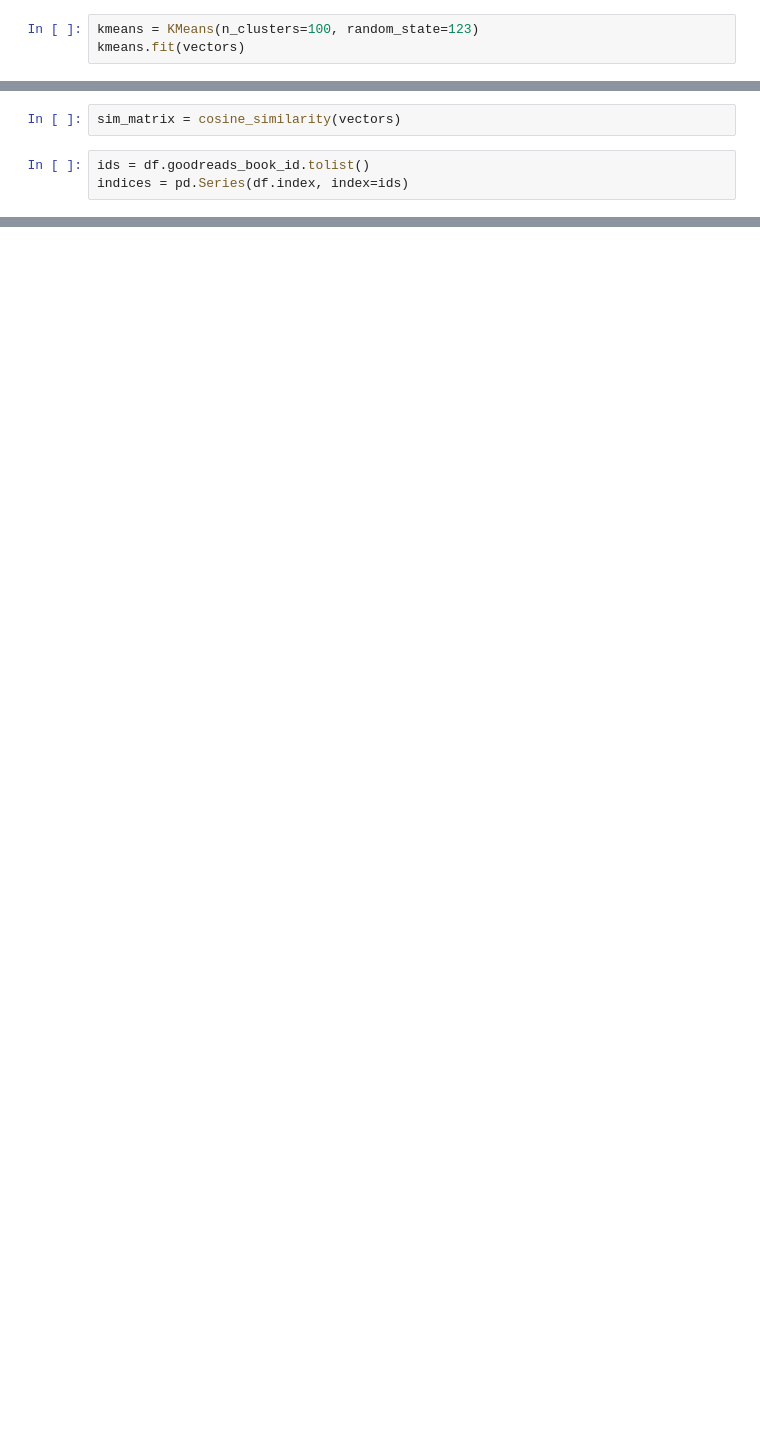
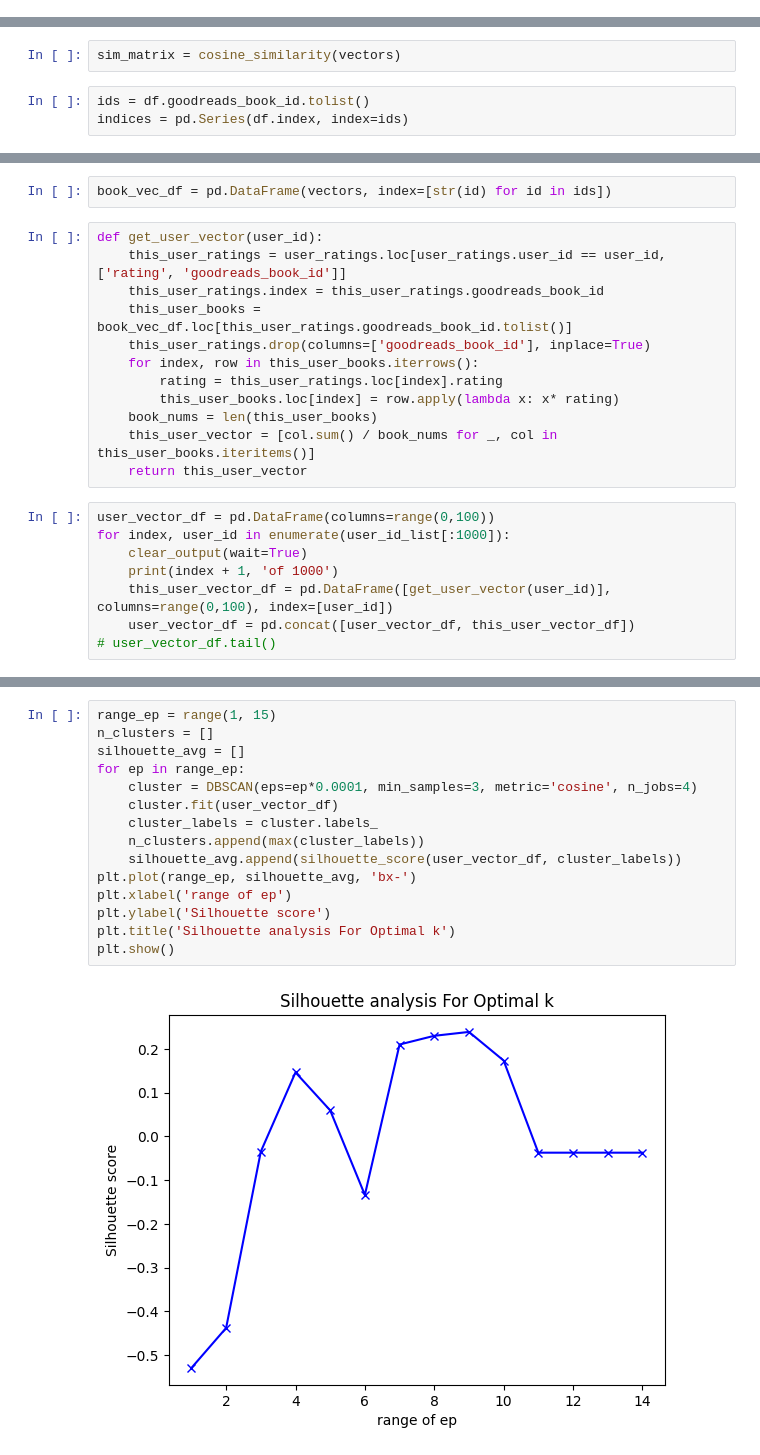
Before and after one commit to ducthinh-dev/goodreads, a Jupyter notebook: word2vec_test.ipynb, the cells around one changed output, grey strips where cells are left out. Cells and saved outputs as stored; diff of their text form; blank space fills up the shorter version.

Commit message:
dbscan

```diff
--- a/word2vec_test.ipynb
+++ b/word2vec_test.ipynb
@@ -105,3 +100,0 @@ warnings.filterwarnings("ignore")
-# %%
-kmeans = KMeans(n_clusters=100, random_state=123)
-kmeans.fit(vectors)
@@ -173,0 +149,22 @@ df.iloc[item_indices].goodreads_book_id.tolist()
+# %%
+book_vec_df = pd.DataFrame(vectors, index=[str(id) for id in ids])
+# %%
+def get_user_vector(user_id):
+    this_user_ratings = user_ratings.loc[user_ratings.user_id == user_id, ['rating', 'goodreads_book_id']]
+    this_user_ratings.index = this_user_ratings.goodreads_book_id
+    this_user_books = book_vec_df.loc[this_user_ratings.goodreads_book_id.tolist()]
+    this_user_ratings.drop(columns=['goodreads_book_id'], inplace=True)
+    for index, row in this_user_books.iterrows():
+        rating = this_user_ratings.loc[index].rating
+        this_user_books.loc[index] = row.apply(lambda x: x* rating)
+    book_nums = len(this_user_books)
+    this_user_vector = [col.sum() / book_nums for _, col in this_user_books.iteritems()]
+    return this_user_vector
+# %%
+user_vector_df = pd.DataFrame(columns=range(0,100))
+for index, user_id in enumerate(user_id_list[:1000]):
+    clear_output(wait=True)
+    print(index + 1, 'of 1000')
+    this_user_vector_df = pd.DataFrame([get_user_vector(user_id)], columns=range(0,100), index=[user_id])
+    user_vector_df = pd.concat([user_vector_df, this_user_vector_df])
+# user_vector_df.tail()
@@ -173,0 +173,17 @@ df.iloc[item_indices].goodreads_book_id.tolist()
+# %%
+range_ep = range(1, 15)
+n_clusters = []
+silhouette_avg = []
+for ep in range_ep:
+    cluster = DBSCAN(eps=ep*0.0001, min_samples=3, metric='cosine', n_jobs=4)
+    cluster.fit(user_vector_df)
+    cluster_labels = cluster.labels_
+    n_clusters.append(max(cluster_labels))
+    silhouette_avg.append(silhouette_score(user_vector_df, cluster_labels))
+plt.plot(range_ep, silhouette_avg, 'bx-')
+plt.xlabel('range of ep')
+plt.ylabel('Silhouette score')
+plt.title('Silhouette analysis For Optimal k')
+plt.show()
+# %% [output]
+[figure, added]
```
Also changed, not shown: parts of 33 cells of this notebook, 1 other file.
